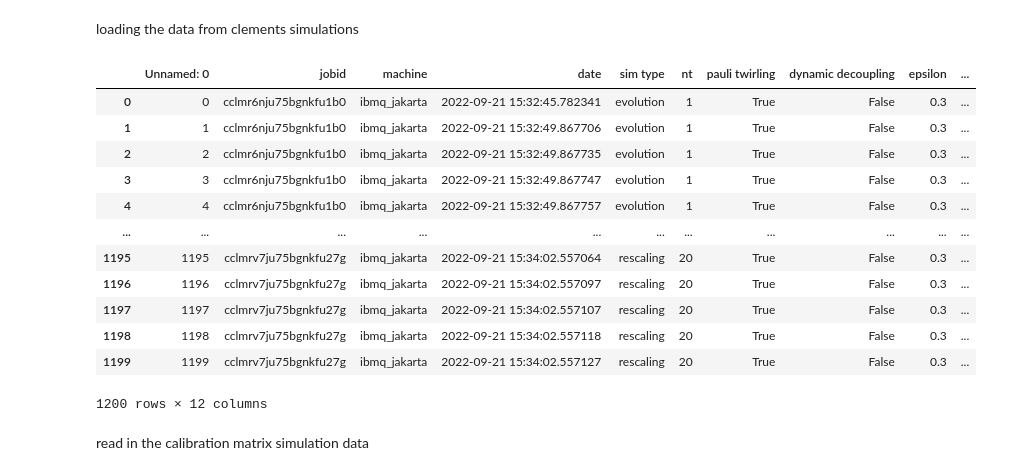
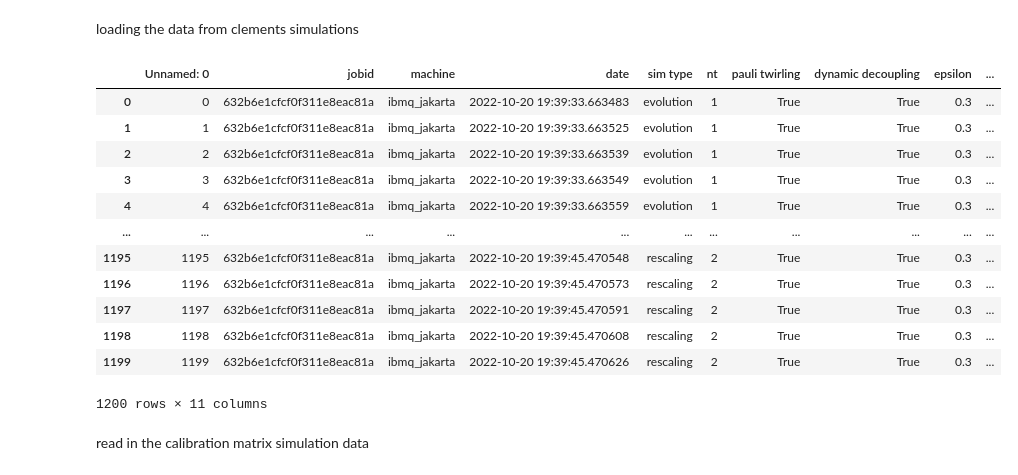
Before and after one commit to hlammiv/z2_matter_qc, a Jupyter notebook: simulation_main/rundata/7qubitdataanalysis.ipynb, the cells around one changed output. Saved outputs shown, nothing was run; the diff lists cells and outputs as text; code cells hidden in the pictures.

```diff
--- a/simulation_main/rundata/7qubitdataanalysis.ipynb
+++ b/simulation_main/rundata/7qubitdataanalysis.ipynb
@@ -15,21 +15,21 @@ data2 = pandas.read_csv('NormanData/FinalData/simulation_production_run_on_ibm_n
 data = pandas.read_csv('ElizabethData/7qubit_slapdashrun_main_ibmq_jakarta.csv')
 data2 = pandas.read_csv('ElizabethData/7qubit_slapdashrun_with_dynamic_decouple_ibmq_jakarta.csv')
 # %%
-data
+data2
 # %% [output]
 |  | Unnamed: 0 | jobid | machine | date | sim type | nt | pauli twirling | dynamic decoupling | epsilon | ... |
-| 0 | 0 | cclmr6nju75bgnkfu1b0 | ibmq_jakarta | 2022-09-21 15:32:45.782341 | evolution | 1 | True | False | 0.3 | ... |
-| 1 | 1 | cclmr6nju75bgnkfu1b0 | ibmq_jakarta | 2022-09-21 15:32:49.867706 | evolution | 1 | True | False | 0.3 | ... |
-| 2 | 2 | cclmr6nju75bgnkfu1b0 | ibmq_jakarta | 2022-09-21 15:32:49.867735 | evolution | 1 | True | False | 0.3 | ... |
-| 3 | 3 | cclmr6nju75bgnkfu1b0 | ibmq_jakarta | 2022-09-21 15:32:49.867747 | evolution | 1 | True | False | 0.3 | ... |
-| 4 | 4 | cclmr6nju75bgnkfu1b0 | ibmq_jakarta | 2022-09-21 15:32:49.867757 | evolution | 1 | True | False | 0.3 | ... |
+| 0 | 0 | 632b6e1cfcf0f311e8eac81a | ibmq_jakarta | 2022-10-20 19:39:33.663483 | evolution | 1 | True | True | 0.3 | ... |
+| 1 | 1 | 632b6e1cfcf0f311e8eac81a | ibmq_jakarta | 2022-10-20 19:39:33.663525 | evolution | 1 | True | True | 0.3 | ... |
+| 2 | 2 | 632b6e1cfcf0f311e8eac81a | ibmq_jakarta | 2022-10-20 19:39:33.663539 | evolution | 1 | True | True | 0.3 | ... |
+| 3 | 3 | 632b6e1cfcf0f311e8eac81a | ibmq_jakarta | 2022-10-20 19:39:33.663549 | evolution | 1 | True | True | 0.3 | ... |
+| 4 | 4 | 632b6e1cfcf0f311e8eac81a | ibmq_jakarta | 2022-10-20 19:39:33.663559 | evolution | 1 | True | True | 0.3 | ... |
 | ... | ... | ... | ... | ... | ... | ... | ... | ... | ... | ... |
-| 1195 | 1195 | cclmrv7ju75bgnkfu27g | ibmq_jakarta | 2022-09-21 15:34:02.557064 | rescaling | 20 | True | False | 0.3 | ... |
-| 1196 | 1196 | cclmrv7ju75bgnkfu27g | ibmq_jakarta | 2022-09-21 15:34:02.557097 | rescaling | 20 | True | False | 0.3 | ... |
-| 1197 | 1197 | cclmrv7ju75bgnkfu27g | ibmq_jakarta | 2022-09-21 15:34:02.557107 | rescaling | 20 | True | False | 0.3 | ... |
-| 1198 | 1198 | cclmrv7ju75bgnkfu27g | ibmq_jakarta | 2022-09-21 15:34:02.557118 | rescaling | 20 | True | False | 0.3 | ... |
-| 1199 | 1199 | cclmrv7ju75bgnkfu27g | ibmq_jakarta | 2022-09-21 15:34:02.557127 | rescaling | 20 | True | False | 0.3 | ... |
+| 1195 | 1195 | 632b6e1cfcf0f311e8eac81a | ibmq_jakarta | 2022-10-20 19:39:45.470548 | rescaling | 2 | True | True | 0.3 | ... |
+| 1196 | 1196 | 632b6e1cfcf0f311e8eac81a | ibmq_jakarta | 2022-10-20 19:39:45.470573 | rescaling | 2 | True | True | 0.3 | ... |
+| 1197 | 1197 | 632b6e1cfcf0f311e8eac81a | ibmq_jakarta | 2022-10-20 19:39:45.470591 | rescaling | 2 | True | True | 0.3 | ... |
+| 1198 | 1198 | 632b6e1cfcf0f311e8eac81a | ibmq_jakarta | 2022-10-20 19:39:45.470608 | rescaling | 2 | True | True | 0.3 | ... |
+| 1199 | 1199 | 632b6e1cfcf0f311e8eac81a | ibmq_jakarta | 2022-10-20 19:39:45.470626 | rescaling | 2 | True | True | 0.3 | ... |
-1200 rows × 12 columns
+1200 rows × 11 columns
 # %% [markdown]
 read in the calibration matrix simulation data
 # %%
```
Also changed, not shown: parts of 2 cells of this notebook, 25 other files.
